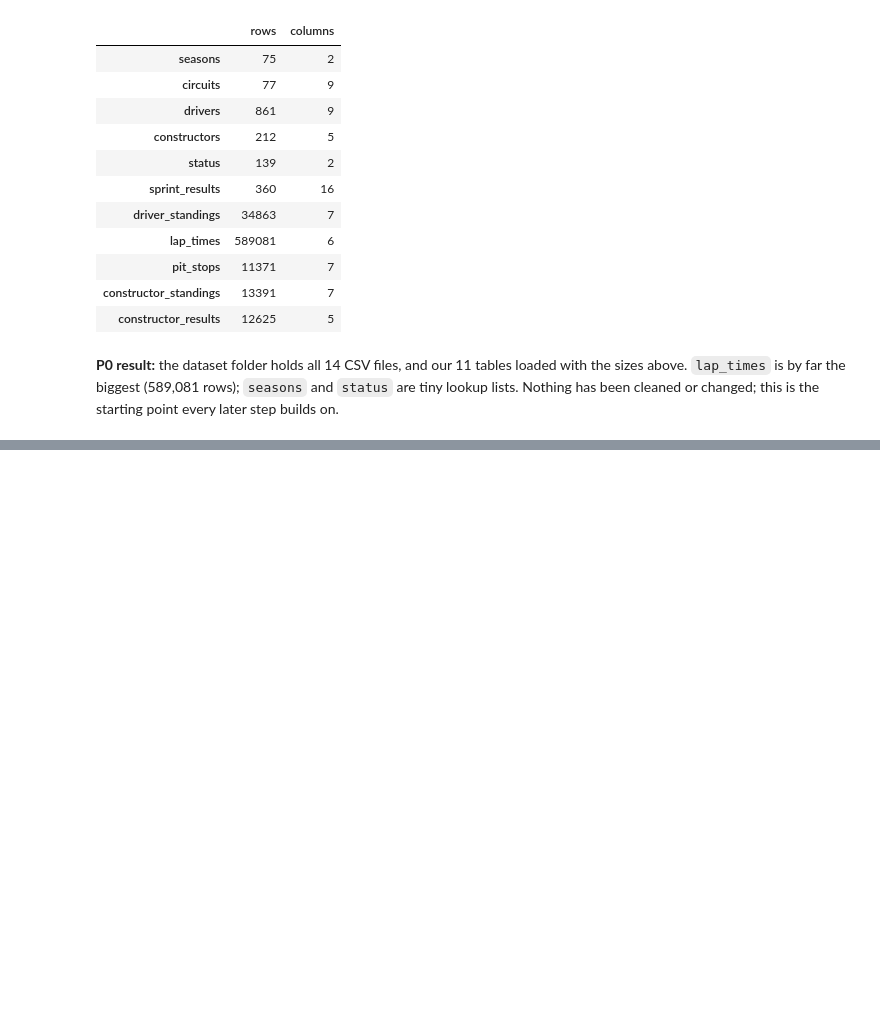
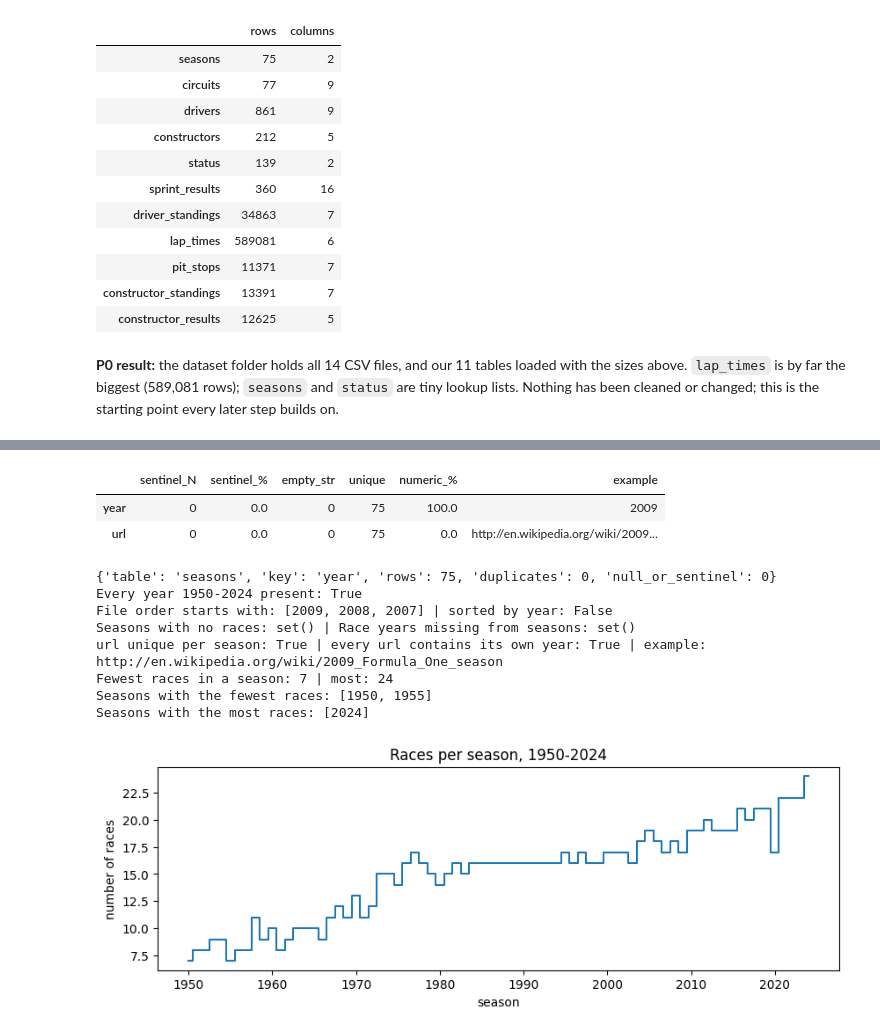
Before and after one commit to sal-tarek/ACL_F1_Predictions, a Jupyter notebook: sasa-dany-ms1-pre-cleaning.ipynb, the cells around one changed output, grey strips where cells are left out. Cells and saved outputs as stored; diff of their text form; code cells hidden in the pictures; blank space fills up the shorter version.

Commit message:
A1: profile seasons - complete 1950-2024, unsorted file, races per season 7 to 24

```diff
--- a/sasa-dany-ms1-pre-cleaning.ipynb
+++ b/sasa-dany-ms1-pre-cleaning.ipynb
@@ -138,0 +146,61 @@ Nothing has been cleaned or changed; this is the starting point every later step
+# %%
+# ==========================================================================================
+# A1 · seasons: is the list of years complete, and how did the length of a season change?
+# ==========================================================================================
+
+# An exploring copy of seasons: \N -> NaN and number columns -> numbers (raw stays untouched)
+se = as_num(raw["seasons"])
+
+# ---------- 1. Profile card: one row per column ----------
+# Shows, for each column, how many \N there are, how many different values, and an example value
+display(profile("seasons"))
+
+# ---------- 2. Primary key: does "year" identify every row? ----------
+# A good key has no repeated values and no missing values
+print(pk_check("seasons", ["year"]))
+
+# ---------- 3. Is every season from 1950 to 2024 there, with no gaps? ----------
+print("Every year 1950-2024 present:", sorted(se.year) == list(range(1950, 2025)))
+
+# ---------- 4. Is the file sorted by year? ----------
+# We print the first 3 years in the order they appear in the file
+print("File order starts with:", se.year.head(3).tolist(),
+      "| sorted by year:", se.year.is_monotonic_increasing)
+
+# ---------- 5. Do seasons and races agree with each other? ----------
+# Every season should have races, and every year that has races should be in seasons
+print("Seasons with no races:", set(se.year) - set(races.year),
+      "| Race years missing from seasons:", set(races.year) - set(se.year))
+
+# ---------- 6. What is the url column? ----------
+# If every url is different and simply contains its own year, it is only a Wikipedia link, not data
+print("url unique per season:", se.url.is_unique,
+      "| every url contains its own year:", all(str(y) in u for y, u in zip(se.year, se.url)),
+      "| example:", se.url.iloc[0])
+
+# ---------- 7. How long was each season? ----------
+races_per_season = races.groupby("year").size()          # number of races in each season
+print("Fewest races in a season:", races_per_season.min(), "| most:", races_per_season.max())
+print("Seasons with the fewest races:", list(races_per_season[races_per_season == races_per_season.min()].index))
+print("Seasons with the most races:", list(races_per_season[races_per_season == races_per_season.max()].index))
+
+# ---------- 8. Plot: races per season (saved for the report) ----------
+ax = races_per_season.plot(drawstyle="steps-mid", figsize=(10, 3), title="Races per season, 1950-2024")
+ax.set_xlabel("season")
+ax.set_ylabel("number of races")
+os.makedirs("figures", exist_ok=True)                                     # folder for all report figures
+plt.savefig("figures/A1_races_per_season.png", dpi=120, bbox_inches="tight")
+plt.show()
+# %% [output]
+|  | sentinel_N | sentinel_% | empty_str | unique | numeric_% | example |
+| year | 0 | 0.0 | 0 | 75 | 100.0 | 2009 |
+| url | 0 | 0.0 | 0 | 75 | 0.0 | http://en.wikipedia.org/wiki/2009... |
+{'table': 'seasons', 'key': 'year', 'rows': 75, 'duplicates': 0, 'null_or_sentinel': 0}
+Every year 1950-2024 present: True
+File order starts with: [2009, 2008, 2007] | sorted by year: False
+Seasons with no races: set() | Race years missing from seasons: set()
+url unique per season: True | every url contains its own year: True | example: http://en.wikipedia.org/wiki/2009_Formula_One_season
+Fewest races in a season: 7 | most: 24
+Seasons with the fewest races: [1950, 1955]
+Seasons with the most races: [2024]
+[figure, added]
```
Also changed, not shown: parts of 2 cells of this notebook.
